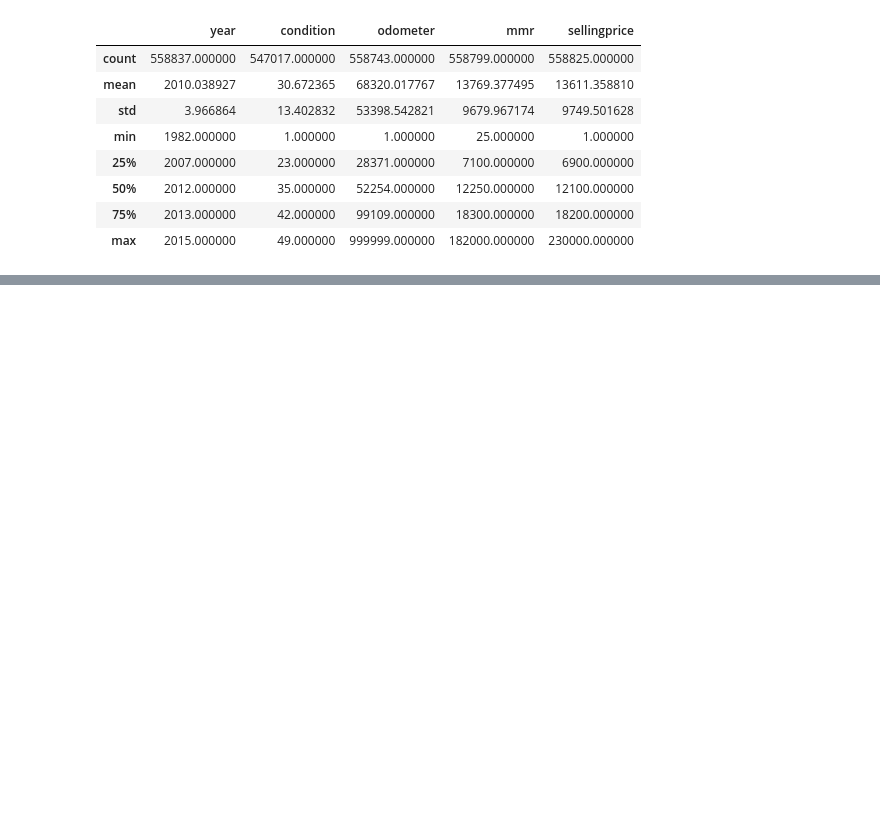
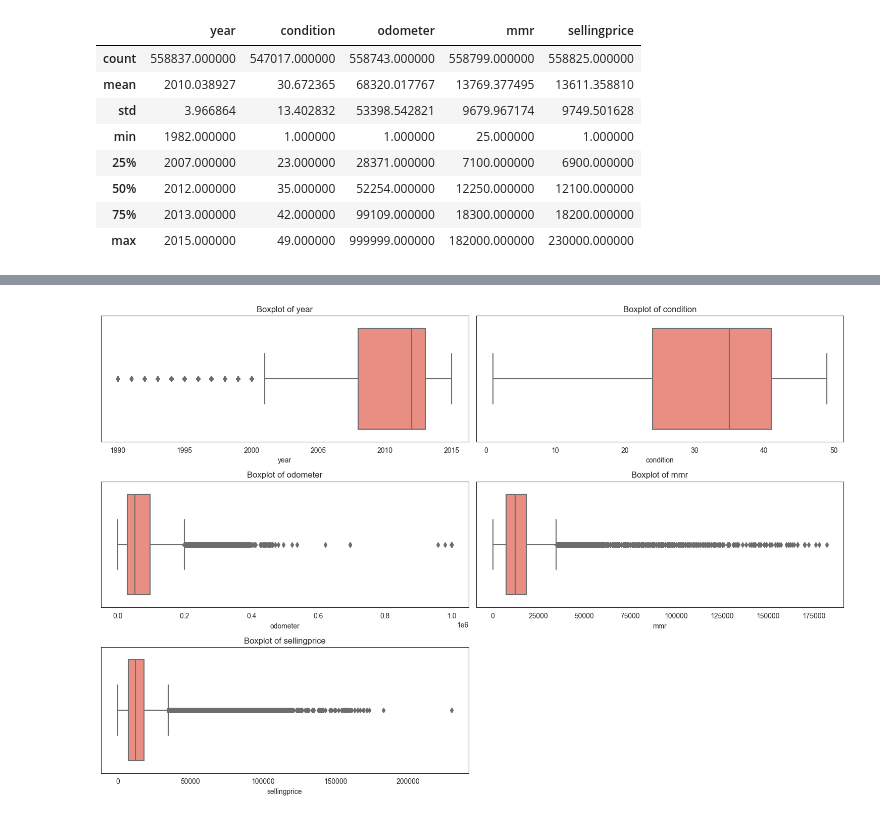
Before and after one commit to PavloKukurik/Car_prices_research, a Jupyter notebook: proj_test.ipynb, the cells around one changed output, grey strips where cells are left out. Drawn from its saved outputs; the diff is of its cells as text; code cells hidden in the pictures; blank space fills up the shorter version.

```diff
--- a/proj_test.ipynb
+++ b/proj_test.ipynb
@@ -48,0 +65,9 @@ plt.show()
+# %%
+# First let`s drop useless columns (vin, seller).
+if 'vin' in df.columns:
+    df = df.drop(columns='vin')
+
+if 'seller' in df.columns:
+    df = df.drop(columns='seller')
+
+df = df.dropna()
@@ -48,0 +108,23 @@ plt.show()
+# %%
+# Let visualise boxplot to see outliers for each numeric columns
+def box_plot(data: pd.DataFrame) -> plt:
+    """
+    The func visualise the boxplot
+    :param data: name of dataframe
+    :return: plot
+    """
+    sns.set_style("white")
+    numeric_cols = data.select_dtypes(include=['float64', 'int64']).columns
+    plt.figure(figsize=(15, 10))
+
+    for i, col in enumerate(numeric_cols):
+        plt.subplot(len(numeric_cols)//2 + 1, 2, i+1)
+        sns.boxplot(x=data[col], color='salmon')
+        plt.title(f'Boxplot of {col}', fontsize=12)
+        plt.xlabel(col, fontsize=10)
+    plt.tight_layout()
+    plt.show()
+
+box_plot(df)
+# %% [output]
+[figure, added]
```
Also changed, not shown: parts of 22 cells of this notebook, 1 other file.
